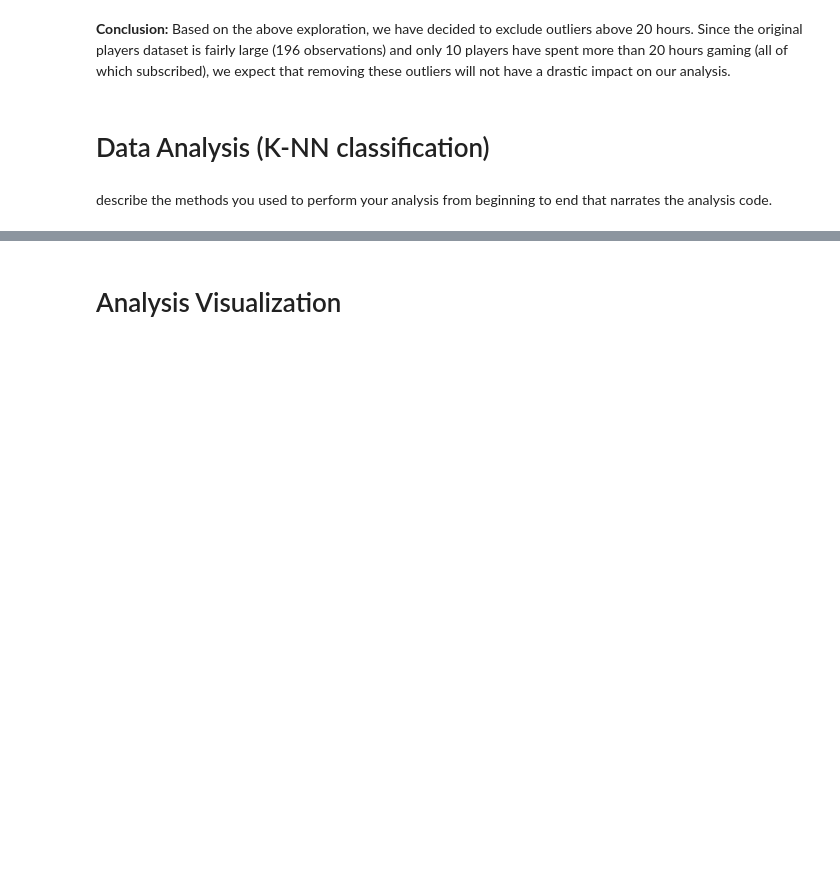
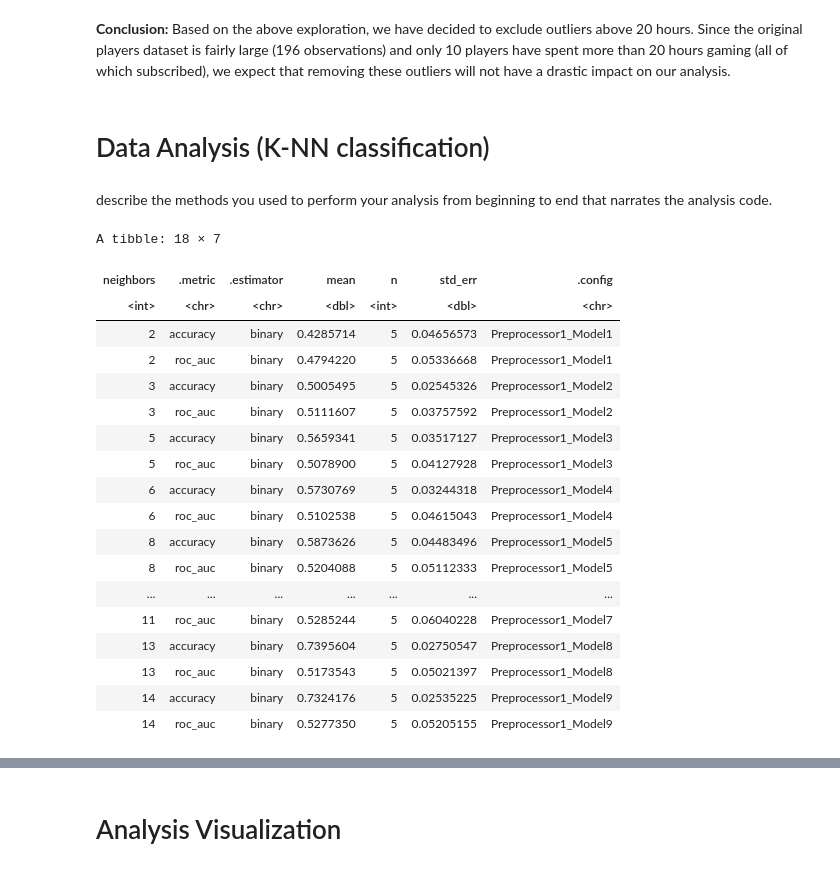
Before and after one commit to ilin27/dsci-100-group-project, a Jupyter notebook: final_project_report_group_7.ipynb, the cells around one changed output, grey strips where cells are left out. Drawn from its saved outputs; the diff is of its cells as text; code cells hidden in the pictures; blank space fills up the shorter version.

```diff
--- a/final_project_report_group_7.ipynb
+++ b/final_project_report_group_7.ipynb
@@ -320,4 +302,25 @@ knn_workflow <- workflow() |>
 # %%
 # tuning
 knn_tune <- tune_grid(knn_workflow, resamples = players_folds, grid = 10)
 knn_metrics <- collect_metrics(knn_tune)
+knn_metrics
+# %% [output]
+A tibble: 18 × 7
+| neighbors | .metric | .estimator | mean | n | std_err | .config |
+| <int> | <chr> | <chr> | <dbl> | <int> | <dbl> | <chr> |
+| 2 | accuracy | binary | 0.4285714 | 5 | 0.04656573 | Preprocessor1_Model1 |
+| 2 | roc_auc | binary | 0.4794220 | 5 | 0.05336668 | Preprocessor1_Model1 |
+| 3 | accuracy | binary | 0.5005495 | 5 | 0.02545326 | Preprocessor1_Model2 |
+| 3 | roc_auc | binary | 0.5111607 | 5 | 0.03757592 | Preprocessor1_Model2 |
+| 5 | accuracy | binary | 0.5659341 | 5 | 0.03517127 | Preprocessor1_Model3 |
+| 5 | roc_auc | binary | 0.5078900 | 5 | 0.04127928 | Preprocessor1_Model3 |
+| 6 | accuracy | binary | 0.5730769 | 5 | 0.03244318 | Preprocessor1_Model4 |
+| 6 | roc_auc | binary | 0.5102538 | 5 | 0.04615043 | Preprocessor1_Model4 |
+| 8 | accuracy | binary | 0.5873626 | 5 | 0.04483496 | Preprocessor1_Model5 |
+| 8 | roc_auc | binary | 0.5204088 | 5 | 0.05112333 | Preprocessor1_Model5 |
+| ... | ... | ... | ... | ... | ... | ... |
+| 11 | roc_auc | binary | 0.5285244 | 5 | 0.06040228 | Preprocessor1_Model7 |
+| 13 | accuracy | binary | 0.7395604 | 5 | 0.02750547 | Preprocessor1_Model8 |
+| 13 | roc_auc | binary | 0.5173543 | 5 | 0.05021397 | Preprocessor1_Model8 |
+| 14 | accuracy | binary | 0.7324176 | 5 | 0.02535225 | Preprocessor1_Model9 |
+| 14 | roc_auc | binary | 0.5277350 | 5 | 0.05205155 | Preprocessor1_Model9 |
```
Also changed, not shown: parts of 4 cells of this notebook.
